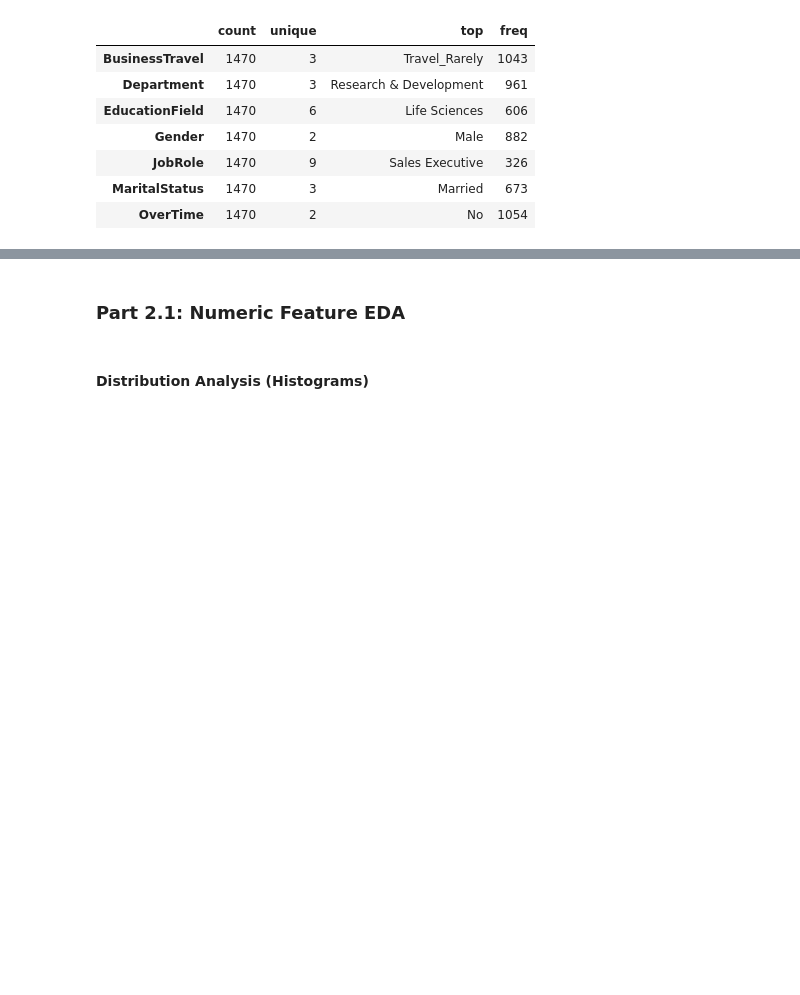
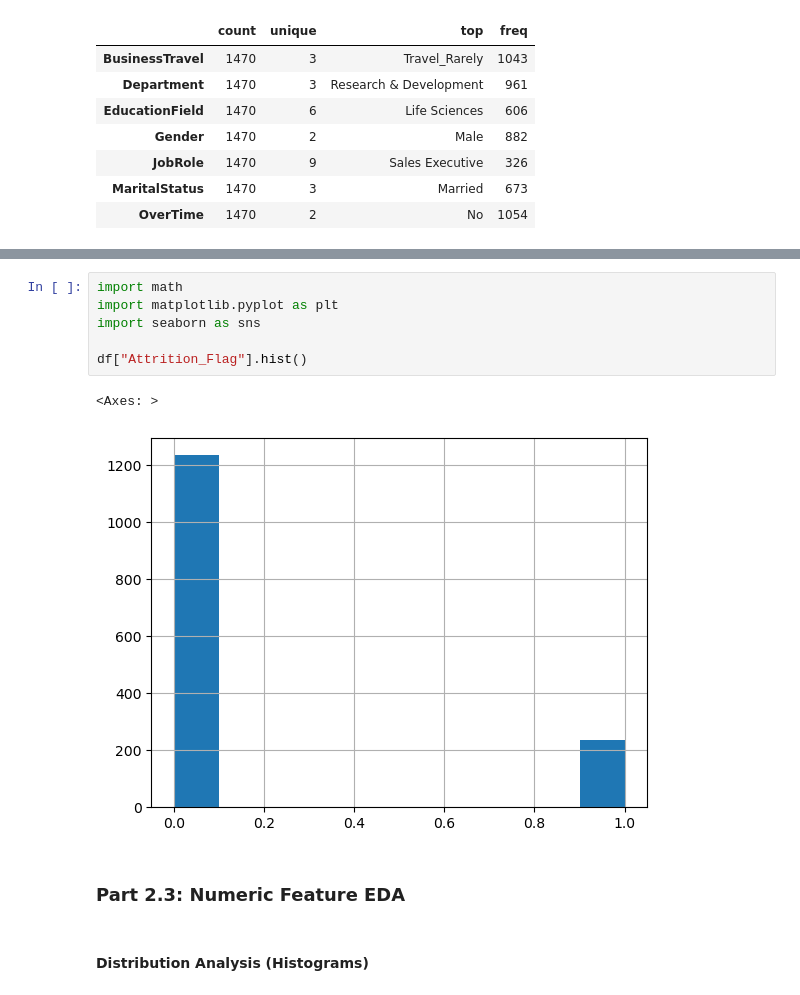
Before and after one commit to noppsoon/Project, a Jupyter notebook: Personal_Projects/IBM HR Analytics Employee Attrition & Performance.ipynb, the cells around one changed output, grey strips where cells are left out. Cells and saved outputs as stored; diff of their text form; blank space fills up the shorter version.

Commit message:
Update employee attrition analysis

```diff
--- a/Personal_Projects/IBM HR Analytics Employee Attrition & Performance.ipynb
+++ b/Personal_Projects/IBM HR Analytics Employee Attrition & Performance.ipynb
@@ -268,5 +296,14 @@ df_more_1_val[num_cols_more_1_val].describe().T
+# %%
+import math
+import matplotlib.pyplot as plt
+import seaborn as sns
+
+df["Attrition_Flag"].hist()
+# %% [output]
+<Axes: >
+[figure, added]
 # %% [markdown]
-### <b> Part 2.1: Numeric Feature EDA </b>
+### <b> Part 2.3: Numeric Feature EDA </b>
 # %% [markdown]
 #### <b> Distribution Analysis (Histograms) </b>
 # %%
```
Also changed, not shown: parts of 17 cells of this notebook.
